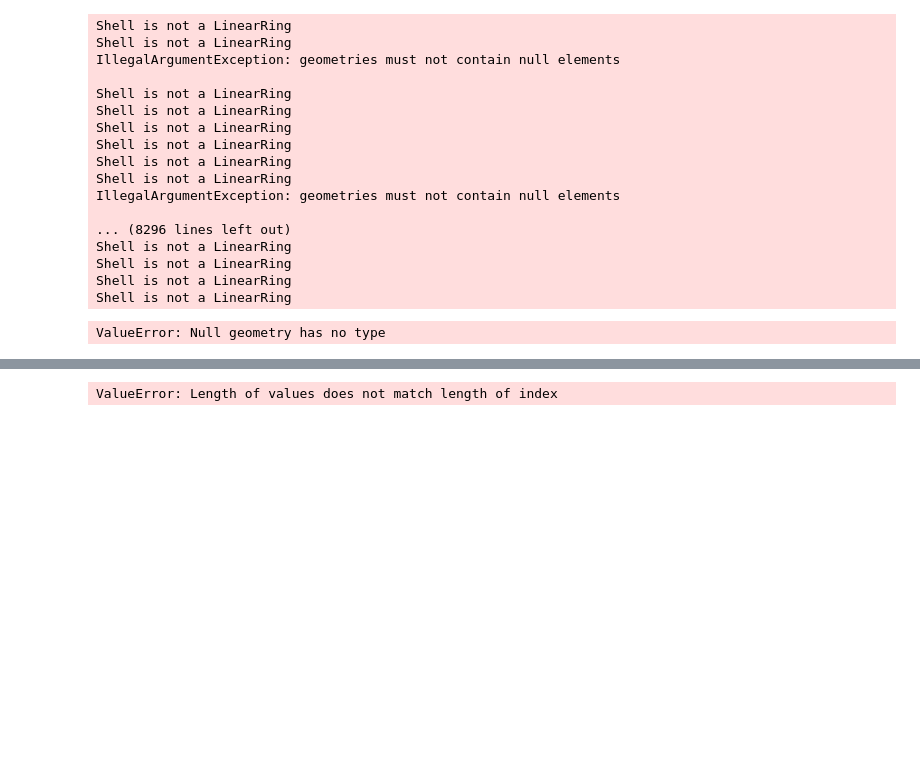
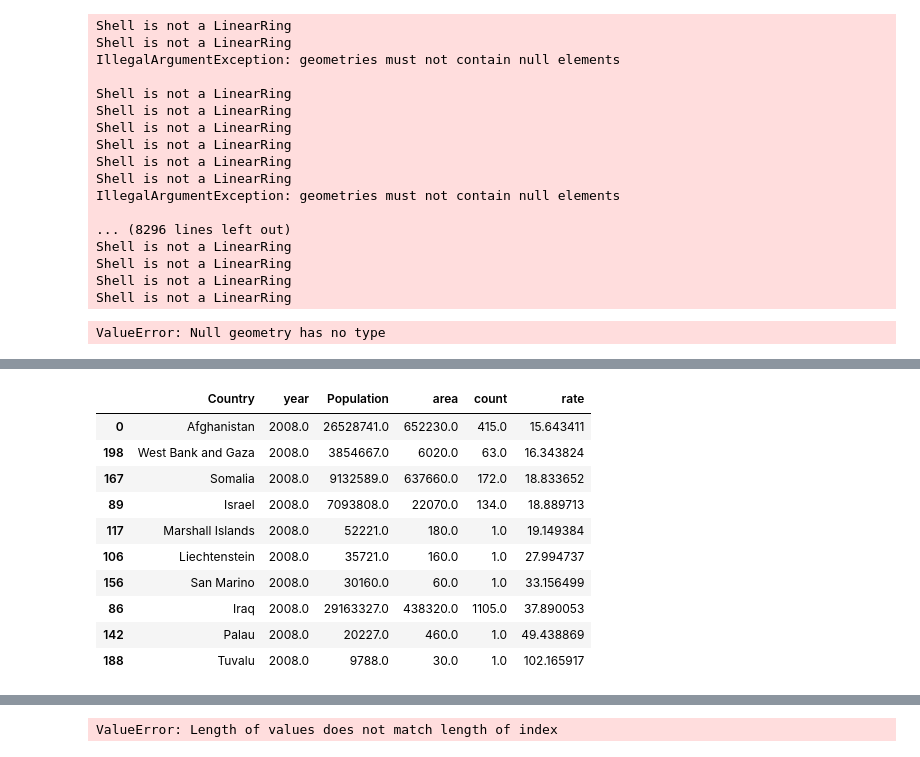
Before and after one commit to erikemueller/final-project-Mueller-Chandra, a Jupyter notebook: Untitled.ipynb, the cells around one changed output, grey strips where cells are left out. Drawn from its saved outputs; the diff is of its cells as text; code cells hidden in the pictures; blank space fills up the shorter version.

```diff
--- a/Untitled.ipynb
+++ b/Untitled.ipynb
@@ -120,3 +101,31 @@ ValueError: Null geometry has no type
+# %%
+df = pd.read_csv('CheibubStart.csv')
+gap =pd.read_csv('gap.csv')
+lastyear = df[df['year'] == 2008]
+
+countrycount=collections.Counter(lastyear["Country"])
+countryCount = pd.DataFrame.from_dict(countrycount, orient='index').reset_index()
+countryCount =countryCount.rename(index=str, columns={"index": "Country", 0: "count"})
+
+gap2008 = gap[gap['year'] == 2008]
+countedCount=pd.merge(gap2008, countryCount, how='outer')
+countedCount['rate'] = np.where(countedCount['count'] < 1, countedCount['Population'], countedCount['count']/(countedCount['Population']/1000000))
+countedCount=countedCount.fillna(0)
+top10for2008=countedCount.sort_values('rate').tail(10)
+# %%
+top10for2008
+# %% [output]
+|  | Country | year | Population | area | count | rate |
+| 0 | Afghanistan | 2008.0 | 26528741.0 | 652230.0 | 415.0 | 15.643411 |
+| 198 | West Bank and Gaza | 2008.0 | 3854667.0 | 6020.0 | 63.0 | 16.343824 |
+| 167 | Somalia | 2008.0 | 9132589.0 | 637660.0 | 172.0 | 18.833652 |
+| 89 | Israel | 2008.0 | 7093808.0 | 22070.0 | 134.0 | 18.889713 |
+| 117 | Marshall Islands | 2008.0 | 52221.0 | 180.0 | 1.0 | 19.149384 |
+| 106 | Liechtenstein | 2008.0 | 35721.0 | 160.0 | 1.0 | 27.994737 |
+| 156 | San Marino | 2008.0 | 30160.0 | 60.0 | 1.0 | 33.156499 |
+| 86 | Iraq | 2008.0 | 29163327.0 | 438320.0 | 1105.0 | 37.890053 |
+| 142 | Palau | 2008.0 | 20227.0 | 460.0 | 1.0 | 49.438869 |
+| 188 | Tuvalu | 2008.0 | 9788.0 | 30.0 | 1.0 | 102.165917 |
 # %%
 df
 # %% [output]
```
Also changed, not shown: parts of 2 cells of this notebook, 19 other files.
